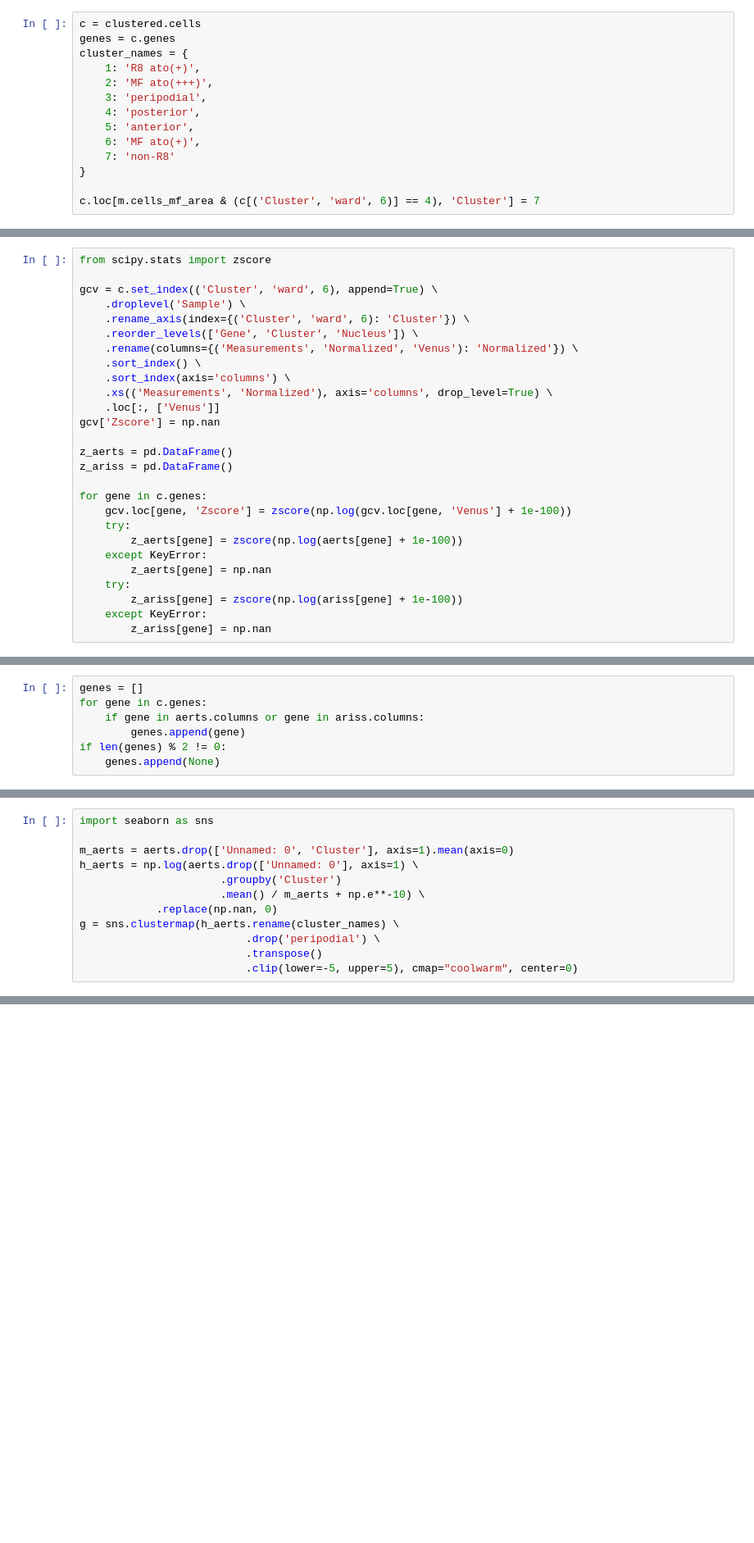
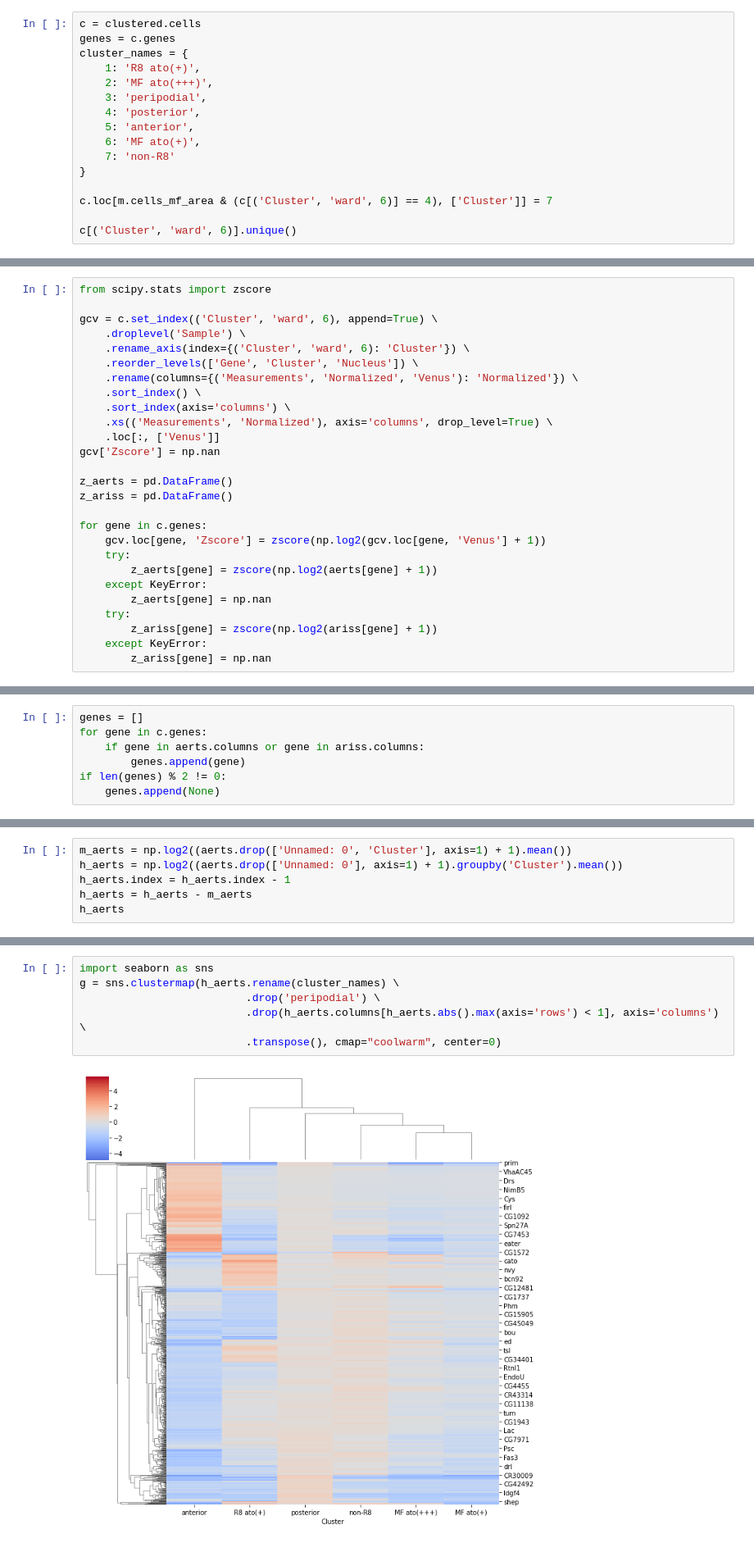
Before and after one commit to rejsmont/rdn-wdp-python, a Jupyter notebook: analysis/notebooks/seq-to-img.ipynb, the cells around one changed output, grey strips where cells are left out. Shown at 82% size. Saved outputs shown, nothing was run; the diff lists cells and outputs as text; blank space fills up the shorter version.

```diff
--- a/analysis/notebooks/seq-to-img.ipynb
+++ b/analysis/notebooks/seq-to-img.ipynb
@@ -38,4 +36,6 @@ cluster_names = {
     7: 'non-R8'
 }
 
-c.loc[m.cells_mf_area & (c[('Cluster', 'ward', 6)] == 4), 'Cluster'] = 7
+c.loc[m.cells_mf_area & (c[('Cluster', 'ward', 6)] == 4), ['Cluster']] = 7
+
+c[('Cluster', 'ward', 6)].unique()
@@ -57,13 +61,13 @@ z_aerts = pd.DataFrame()
 z_ariss = pd.DataFrame()
 
 for gene in c.genes:
-    gcv.loc[gene, 'Zscore'] = zscore(np.log(gcv.loc[gene, 'Venus'] + 1e-100))
+    gcv.loc[gene, 'Zscore'] = zscore(np.log2(gcv.loc[gene, 'Venus'] + 1))
     try:
-        z_aerts[gene] = zscore(np.log(aerts[gene] + 1e-100))
+        z_aerts[gene] = zscore(np.log2(aerts[gene] + 1))
     except KeyError:
         z_aerts[gene] = np.nan
     try:
-        z_ariss[gene] = zscore(np.log(ariss[gene] + 1e-100))
+        z_ariss[gene] = zscore(np.log2(ariss[gene] + 1))
     except KeyError:
         z_ariss[gene] = np.nan
 # %%
@@ -211,12 +235,6 @@ for gene, ax in zip(c.genes, axs.flatten()):
 # %%
-import seaborn as sns
-
-m_aerts = aerts.drop(['Unnamed: 0', 'Cluster'], axis=1).mean(axis=0)
-h_aerts = np.log(aerts.drop(['Unnamed: 0'], axis=1) \
-                      .groupby('Cluster')
-                      .mean() / m_aerts + np.e**-10) \
-            .replace(np.nan, 0)
-g = sns.clustermap(h_aerts.rename(cluster_names) \
-                          .drop('peripodial') \
-                          .transpose()
-                          .clip(lower=-5, upper=5), cmap="coolwarm", center=0)
+m_aerts = np.log2((aerts.drop(['Unnamed: 0', 'Cluster'], axis=1) + 1).mean())
+h_aerts = np.log2((aerts.drop(['Unnamed: 0'], axis=1) + 1).groupby('Cluster').mean())
+h_aerts.index = h_aerts.index - 1
+h_aerts = h_aerts - m_aerts
+h_aerts
@@ -223,2 +252,10 @@ g = sns.clustermap(h_aerts.rename(cluster_names) \
+# %%
+import seaborn as sns
+g = sns.clustermap(h_aerts.rename(cluster_names) \
+                          .drop('peripodial') \
+                          .drop(h_aerts.columns[h_aerts.abs().max(axis='rows') < 1], axis='columns') \
+                          .transpose(), cmap="coolwarm", center=0)
+# %% [output]
+[figure, added]
 # %%
 cluster_names
```
Also changed, not shown: parts of 46 cells of this notebook.
